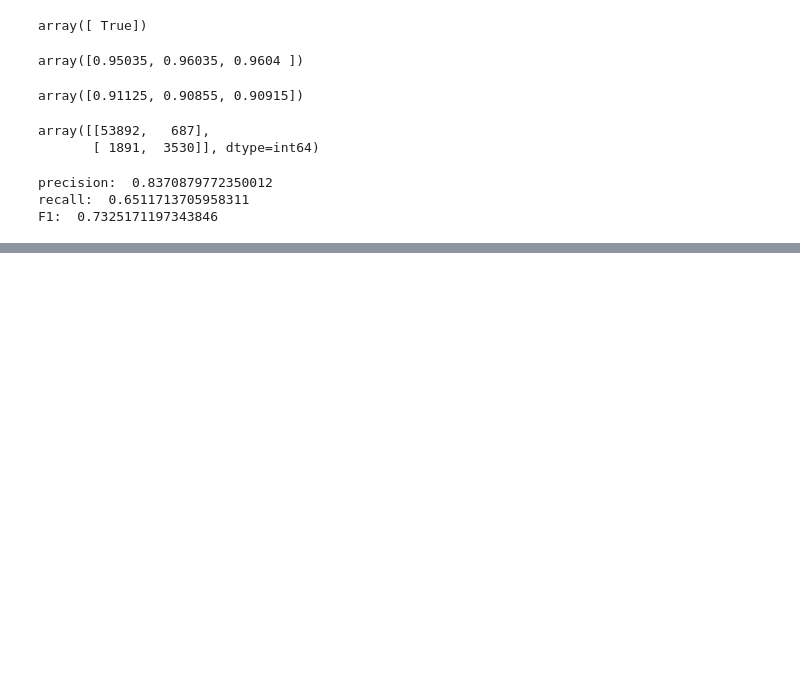
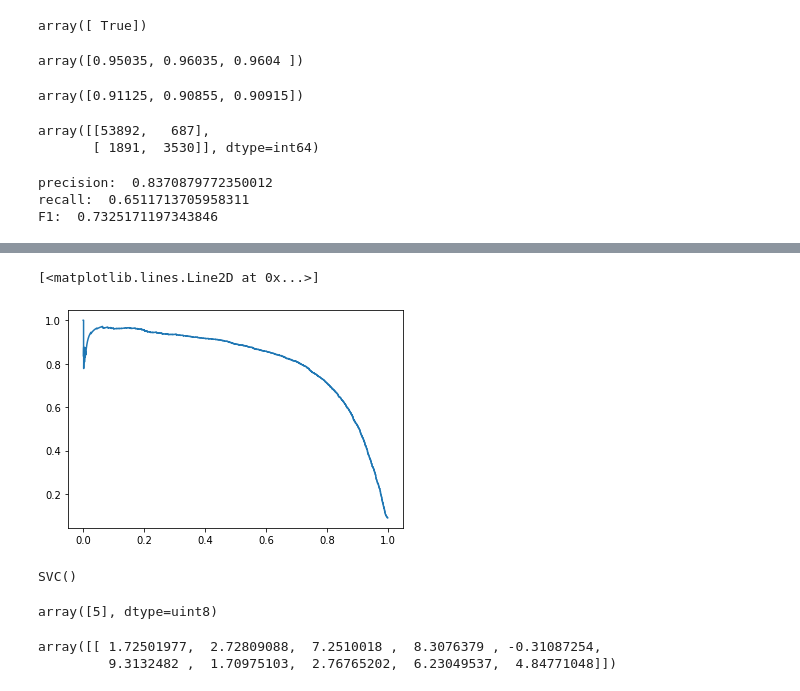
Before and after one commit to mehrshad-sdtn/Hands-on-MachineLearning, a Jupyter notebook: 3/mnist_classification.ipynb, the cells around one changed output, grey strips where cells are left out. Drawn from its saved outputs; the diff is of its cells as text; code cells hidden in the pictures; blank space fills up the shorter version.

```diff
--- a/3/mnist_classification.ipynb
+++ b/3/mnist_classification.ipynb
@@ -86,0 +102,21 @@ F1:  0.7325171197343846
+# %%
+plt.plot(recalls, precisions)
+# %% [output]
+[<matplotlib.lines.Line2D at 0x...>]
+[figure, added]
+# %%
+from sklearn.svm import SVC
+
+svm_clf = SVC()
+svm_clf.fit(X_train, y_train)
+# %% [output]
+SVC()
+# %%
+svm_clf.predict([some_digit])
+# %% [output]
+array([5], dtype=uint8)
+# %%
+some_digit_scores = svm_clf.decision_function([some_digit])
+# %% [output]
+array([[ 1.72501977,  2.72809088,  7.2510018 ,  8.3076379 , -0.31087254,
+         9.3132482 ,  1.70975103,  2.76765202,  6.23049537,  4.84771048]])
```
Also changed, not shown: parts of 7 cells of this notebook.
